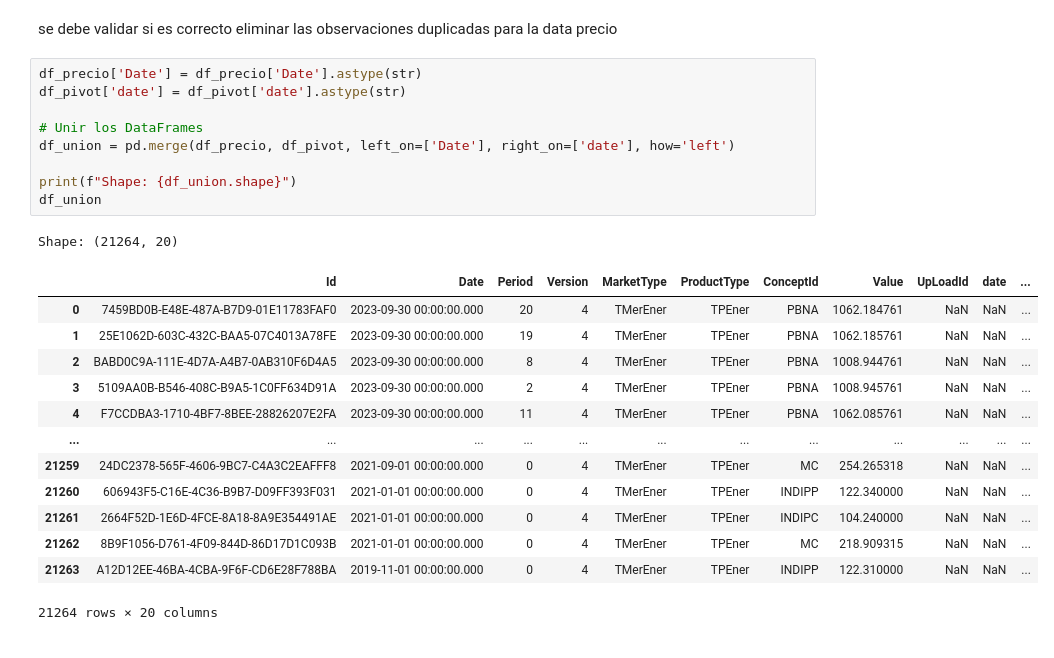
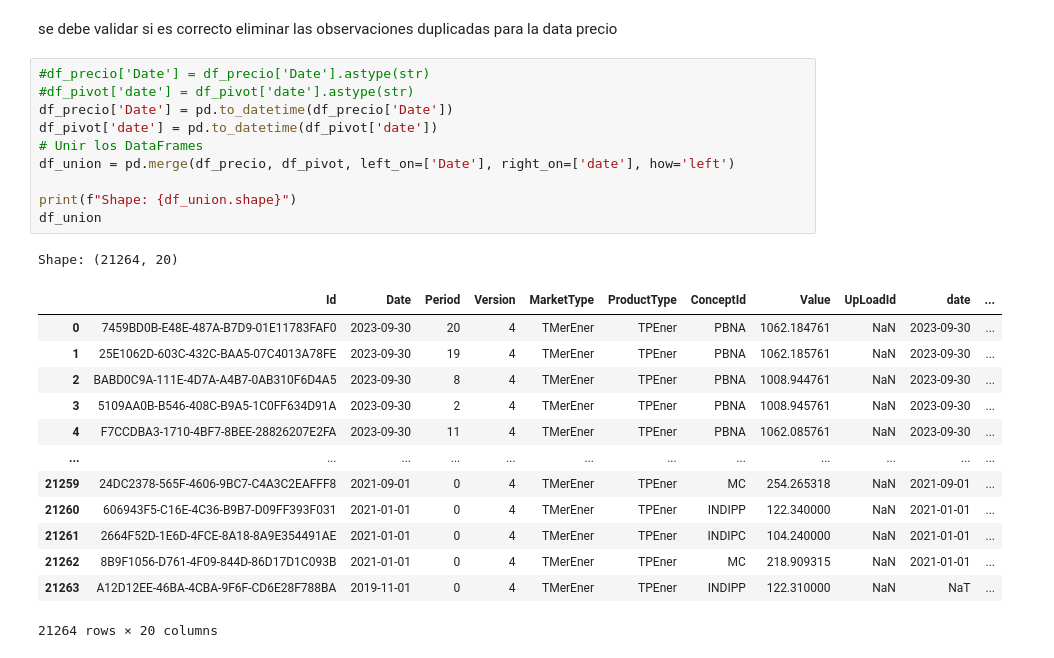
Before and after one commit to maestria-ds-eafit/Proyecto-Integrador-Semestre1, a Jupyter notebook: python-notebooks/ReadEntitiesAzTable.ipynb, the cells around one changed output. Cells and saved outputs as stored; diff of their text form.

Commit message:
add precio table

```diff
--- a/python-notebooks/ReadEntitiesAzTable.ipynb
+++ b/python-notebooks/ReadEntitiesAzTable.ipynb
@@ -478,26 +473,27 @@ Shape: (532, 9)
 # %% [markdown]
 se debe validar si es correcto eliminar las observaciones duplicadas para la data precio
 # %%
-df_precio['Date'] = df_precio['Date'].astype(str)
-df_pivot['date'] = df_pivot['date'].astype(str)
-
+#df_precio['Date'] = df_precio['Date'].astype(str)
+#df_pivot['date'] = df_pivot['date'].astype(str)
+df_precio['Date'] = pd.to_datetime(df_precio['Date'])
+df_pivot['date'] = pd.to_datetime(df_pivot['date'])
 # Unir los DataFrames
 df_union = pd.merge(df_precio, df_pivot, left_on=['Date'], right_on=['date'], how='left')
 
 print(f"Shape: {df_union.shape}")
 df_union
 # %% [output]
 Shape: (21264, 20)
 |  | Id | Date | Period | Version | MarketType | ProductType | ConceptId | Value | UpLoadId | date | ... |
-| 0 | 7459BD0B-E48E-487A-B7D9-01E11783FAF0 | 2023-09-30 00:00:00.000 | 20 | 4 | TMerEner | TPEner | PBNA | 1062.184761 | NaN | NaN | ... |
-| 1 | 25E1062D-603C-432C-BAA5-07C4013A78FE | 2023-09-30 00:00:00.000 | 19 | 4 | TMerEner | TPEner | PBNA | 1062.185761 | NaN | NaN | ... |
-| 2 | BABD0C9A-111E-4D7A-A4B7-0AB310F6D4A5 | 2023-09-30 00:00:00.000 | 8 | 4 | TMerEner | TPEner | PBNA | 1008.944761 | NaN | NaN | ... |
-| 3 | 5109AA0B-B546-408C-B9A5-1C0FF634D91A | 2023-09-30 00:00:00.000 | 2 | 4 | TMerEner | TPEner | PBNA | 1008.945761 | NaN | NaN | ... |
-| 4 | F7CCDBA3-1710-4BF7-8BEE-28826207E2FA | 2023-09-30 00:00:00.000 | 11 | 4 | TMerEner | TPEner | PBNA | 1062.085761 | NaN | NaN | ... |
+| 0 | 7459BD0B-E48E-487A-B7D9-01E11783FAF0 | 2023-09-30 | 20 | 4 | TMerEner | TPEner | PBNA | 1062.184761 | NaN | 2023-09-30 | ... |
+| 1 | 25E1062D-603C-432C-BAA5-07C4013A78FE | 2023-09-30 | 19 | 4 | TMerEner | TPEner | PBNA | 1062.185761 | NaN | 2023-09-30 | ... |
+| 2 | BABD0C9A-111E-4D7A-A4B7-0AB310F6D4A5 | 2023-09-30 | 8 | 4 | TMerEner | TPEner | PBNA | 1008.944761 | NaN | 2023-09-30 | ... |
+| 3 | 5109AA0B-B546-408C-B9A5-1C0FF634D91A | 2023-09-30 | 2 | 4 | TMerEner | TPEner | PBNA | 1008.945761 | NaN | 2023-09-30 | ... |
+| 4 | F7CCDBA3-1710-4BF7-8BEE-28826207E2FA | 2023-09-30 | 11 | 4 | TMerEner | TPEner | PBNA | 1062.085761 | NaN | 2023-09-30 | ... |
 | ... | ... | ... | ... | ... | ... | ... | ... | ... | ... | ... | ... |
-| 21259 | 24DC2378-565F-4606-9BC7-C4A3C2EAFFF8 | 2021-09-01 00:00:00.000 | 0 | 4 | TMerEner | TPEner | MC | 254.265318 | NaN | NaN | ... |
-| 21260 | 606943F5-C16E-4C36-B9B7-D09FF393F031 | 2021-01-01 00:00:00.000 | 0 | 4 | TMerEner | TPEner | INDIPP | 122.340000 | NaN | NaN | ... |
-| 21261 | 2664F52D-1E6D-4FCE-8A18-8A9E354491AE | 2021-01-01 00:00:00.000 | 0 | 4 | TMerEner | TPEner | INDIPC | 104.240000 | NaN | NaN | ... |
-| 21262 | 8B9F1056-D761-4F09-844D-86D17D1C093B | 2021-01-01 00:00:00.000 | 0 | 4 | TMerEner | TPEner | MC | 218.909315 | NaN | NaN | ... |
-| 21263 | A12D12EE-46BA-4CBA-9F6F-CD6E28F788BA | 2019-11-01 00:00:00.000 | 0 | 4 | TMerEner | TPEner | INDIPP | 122.310000 | NaN | NaN | ... |
+| 21259 | 24DC2378-565F-4606-9BC7-C4A3C2EAFFF8 | 2021-09-01 | 0 | 4 | TMerEner | TPEner | MC | 254.265318 | NaN | 2021-09-01 | ... |
+| 21260 | 606943F5-C16E-4C36-B9B7-D09FF393F031 | 2021-01-01 | 0 | 4 | TMerEner | TPEner | INDIPP | 122.340000 | NaN | 2021-01-01 | ... |
+| 21261 | 2664F52D-1E6D-4FCE-8A18-8A9E354491AE | 2021-01-01 | 0 | 4 | TMerEner | TPEner | INDIPC | 104.240000 | NaN | 2021-01-01 | ... |
+| 21262 | 8B9F1056-D761-4F09-844D-86D17D1C093B | 2021-01-01 | 0 | 4 | TMerEner | TPEner | MC | 218.909315 | NaN | 2021-01-01 | ... |
+| 21263 | A12D12EE-46BA-4CBA-9F6F-CD6E28F788BA | 2019-11-01 | 0 | 4 | TMerEner | TPEner | INDIPP | 122.310000 | NaN | NaT | ... |
 21264 rows × 20 columns
```
Also changed, not shown: parts of 4 cells of this notebook.
